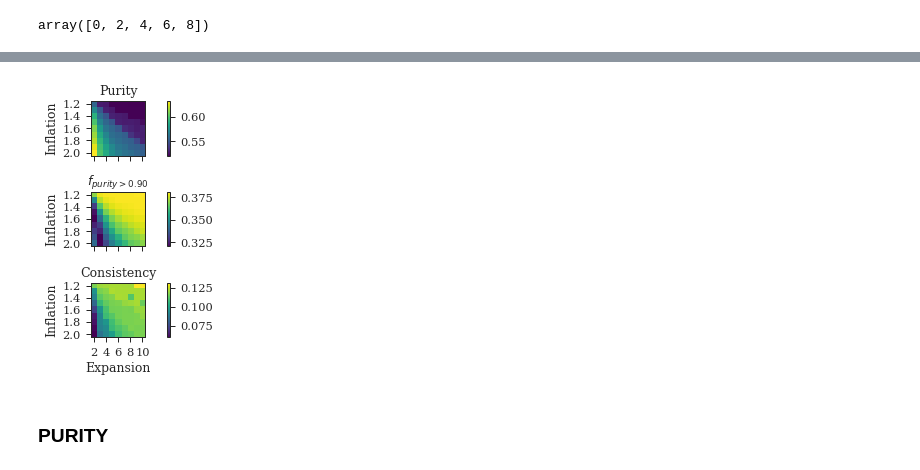
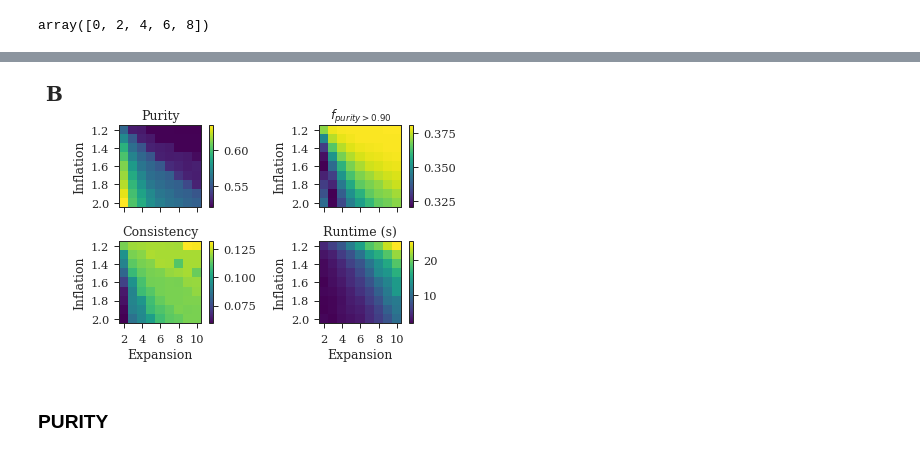
Before and after one commit to svalkiers/clusTCR, a Jupyter notebook: analysis/mcl_hyperparameters.ipynb, the cells around one changed output, grey strips where cells are left out. Saved outputs shown, nothing was run; the diff lists cells and outputs as text; code cells hidden in the pictures.

```diff
--- a/analysis/mcl_hyperparameters.ipynb
+++ b/analysis/mcl_hyperparameters.ipynb
@@ -113,6 +112,6 @@ array([0, 2, 4, 6, 8])
 # %%
 data = pd.read_csv('./results/mcl_hyperparameters.tsv', sep='\t')
-fig, (ax1, ax2, ax3) = plt.subplots(ncols=1,nrows=3)
+fig, ((ax1, ax2), (ax3, ax4)) = plt.subplots(ncols=2,nrows=2)
 
 # Purity
 
@@ -154,45 +153,56 @@ ax2.set_xlabel('')
 ax2.set_ylabel('Inflation')
 
 fig.colorbar(im, ax=ax2)
-# for i in range(len(inflation)):
-#     for j in range(len(expansion)):
-#         text = ax2.text(j, i, np.round(values[i, j], 2), ha="center", va="center", color="w")
 
 ax2.set_title(r"$f_{purity > 0.90}$")
 
 # Consistency
 
 metric_data = data[data['metrics']=='consistency']
 inflation = np.round(metric_data.inflation.unique(),1)
 expansion = metric_data.expansion.unique()
 values = np.asarray(metric_data.pivot(index="inflation", columns="expansion", values="actual"))
 
 im = ax3.imshow(values, cmap='viridis')
 
 ax3.set_xticks(np.arange(len(expansion))[::2])
 ax3.set_yticks(np.arange(len(inflation))[::2])
 ax3.set_xticklabels(expansion[::2])
 ax3.set_yticklabels(inflation[::2])
 ax3.set_xlabel('Expansion')
 ax3.set_ylabel('Inflation')
-# ax3.cbar()
 fig.colorbar(im, ax=ax3)
-
-# for i in range(len(inflation)):
-#     for j in range(len(expansion)):
-#         text = ax3.text(j, i, np.round(values[i, j], 2), ha="center", va="center", color="w")
 
 ax3.set_title("Consistency")
 
-# ax1.text(-0.1, 1.1, 'A', transform=ax1.transAxes,fontsize=20, fontweight='bold', va='top', ha='right')
+
+metric_data = data[data['metrics']=='retention']
+inflation = np.round(metric_data.inflation.unique(),1)
+expansion = metric_data.expansion.unique()
+values = np.asarray(metric_data.pivot(index="inflation", columns="expansion", values="time"))
+
+im = ax4.imshow(values, cmap='viridis')
+
+ax4.set_xticks(np.arange(len(expansion))[::2])
+ax4.set_yticks(np.arange(len(inflation))[::2])
+ax4.set_xticklabels(expansion[::2])
+ax4.set_yticklabels(inflation[::2])
+ax4.set_xlabel('Expansion')
+ax4.set_ylabel('Inflation')
+# ax3.cbar()
+fig.colorbar(im, ax=ax4)
+
+ax4.set_title("Runtime (s)")
+
+ax1.text(-0.7, 1.5, 'B', transform=ax1.transAxes,fontsize=20, fontweight='bold', va='top', ha='right')
 # ax2.text(-0.1, -.2, 'B', transform=ax1.transAxes,fontsize=20, fontweight='bold', va='top', ha='right')
 # ax3.text(-0.1, -1.5, 'C', transform=ax1.transAxes,fontsize=20, fontweight='bold', va='top', ha='right')
 # fig.subplots_adjust(hspace=.3)
 
 fig.tight_layout()
 fig.savefig('results/figures/mcl_hyperparameters.eps', format='eps', bbox_inches='tight')
 # %% [output]
-[figure, old version]
+[figure, new version]
 # %%
 data = pd.read_csv('results/mcl_hyperparameters.tsv', sep='\t')
 
```
Also changed, not shown: parts of 4 cells of this notebook, 6 other files.
